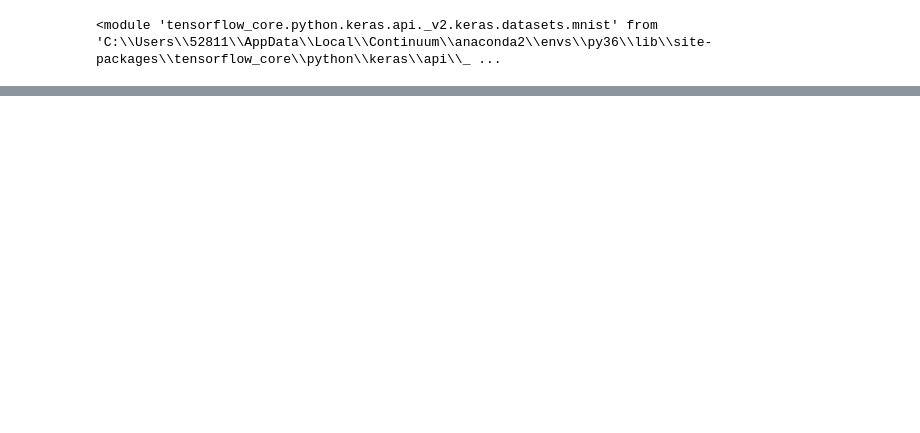
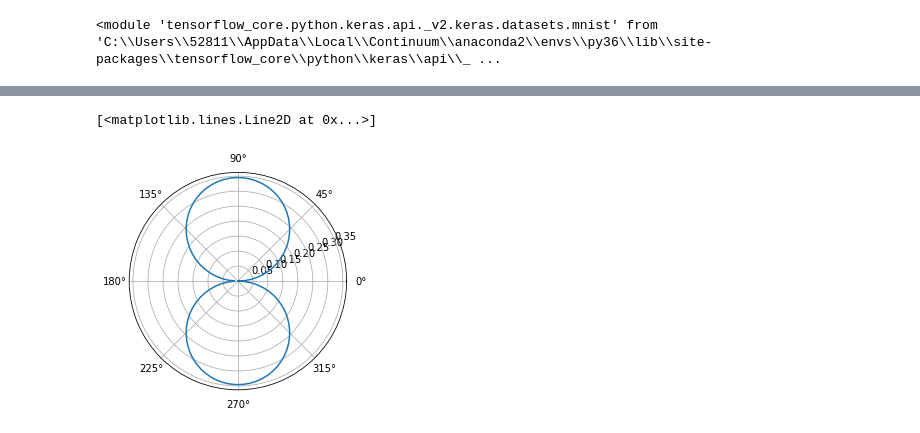
Before and after one commit to la-escamilla/codigos, a Jupyter notebook: Python3/Untitled.ipynb, the cells around one changed output, grey strips where cells are left out. Cells and saved outputs as stored; diff of their text form; code cells hidden in the pictures; blank space fills up the shorter version.

```diff
--- a/Python3/Untitled.ipynb
+++ b/Python3/Untitled.ipynb
@@ -29,0 +99,17 @@ ini_param
+# %%
+import scipy.special as special
+import numpy as np
+import matplotlib.pyplot as plt
+import math
+special.sph_harm(1,2,3,3)
+
+m = 1
+l = 0
+n = 1
+
+theta = np.linspace(0,2*np.pi,100)
+ax = plt.subplot(111, projection='polar')
+ax.plot(theta, abs(special.sph_harm(1,1,0,theta)))
+# %% [output]
+[<matplotlib.lines.Line2D at 0x...>]
+[figure, added]
```
Also changed, not shown: parts of 23 cells of this notebook, 17 other files.
